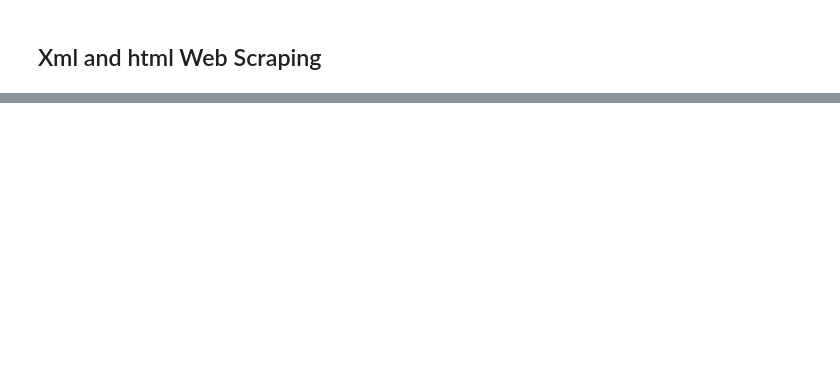
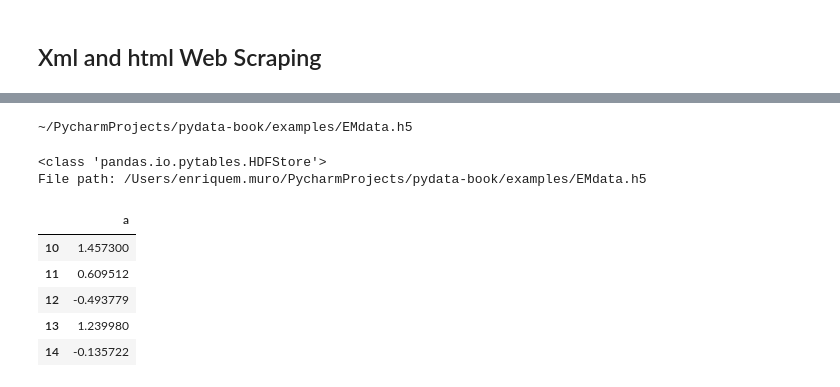
Before and after one commit to emuro/books, a Jupyter notebook: python/pydata-book/ch06_EM.ipynb, the cells around one changed output, grey strips where cells are left out. Saved outputs shown, nothing was run; the diff lists cells and outputs as text; code cells hidden in the pictures; blank space fills up the shorter version.

```diff
--- a/python/pydata-book/ch06_EM.ipynb
+++ b/python/pydata-book/ch06_EM.ipynb
@@ -393,0 +491,26 @@ data.to_json(sys.stdout)
+# %%
+h5_f = os.path.join(base_dir, "examples/EMdata.h5")
+print(h5_f)
+
+store = pd.HDFStore( h5_f )
+# %% [output]
+~/PycharmProjects/pydata-book/examples/EMdata.h5
+# %%
+store["obj1"] = frame
+# %%
+store["obj1_col"] = frame["a"]
+# %%
+store
+# %% [output]
+<class 'pandas.io.pytables.HDFStore'>
+File path: /Users/enriquem.muro/PycharmProjects/pydata-book/examples/EMdata.h5
+# %%
+store.put("obj2", frame, format="table")
+store.select("obj2", where=["index >= 10 and index <15"])
+# %% [output]
+|  | a |
+| 10 | 1.457300 |
+| 11 | 0.609512 |
+| 12 | -0.493779 |
+| 13 | 1.239980 |
+| 14 | -0.135722 |
```
Also changed, not shown: parts of 39 cells of this notebook, 1 other file.
